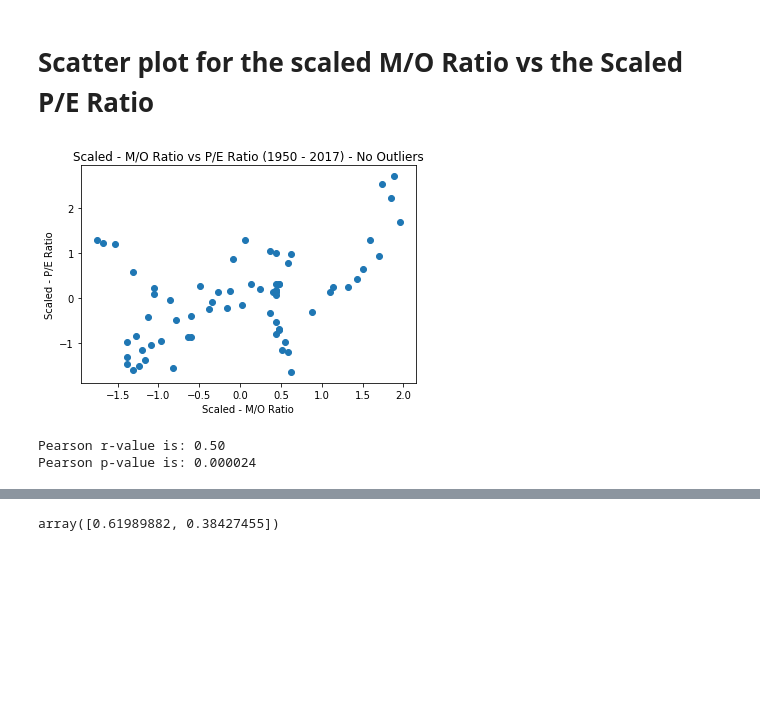
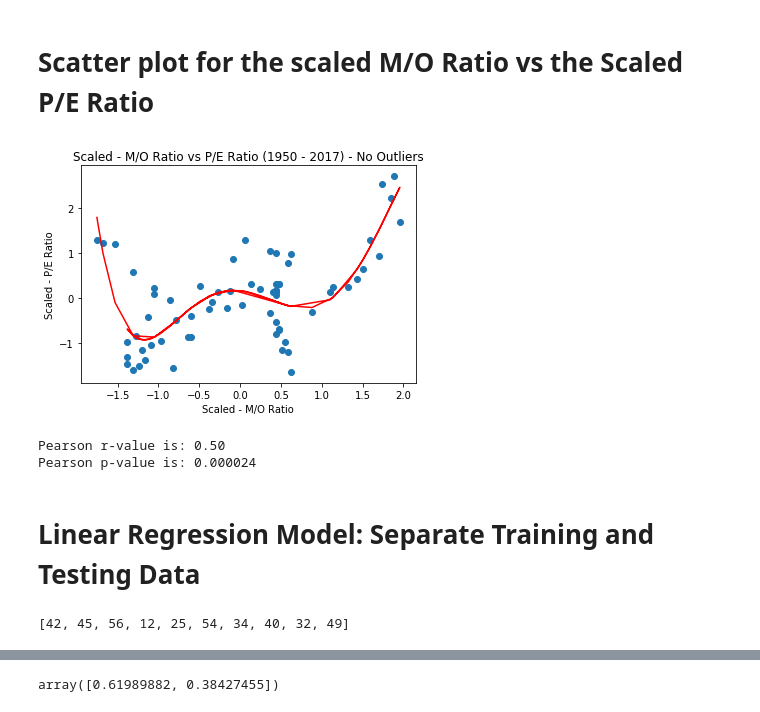
Before and after one commit to hgfowler08/project1, a Jupyter notebook: Aging and Stock Market Prices-Copy1.ipynb, the cells around one changed output, grey strips where cells are left out. Drawn from its saved outputs; the diff is of its cells as text; code cells hidden in the pictures; blank space fills up the shorter version.

```diff
--- a/Aging and Stock Market Prices-Copy1.ipynb
+++ b/Aging and Stock Market Prices-Copy1.ipynb
@@ -16,11 +18,14 @@ import warnings
 warnings.filterwarnings('ignore')
 # %%
 pop_path = "Resources/pop.csv"
-pe_mo_path = "Resources/PE_MO.csv"
+pe_mo_path = "Resources/PE_MO_Data.csv"
+prediction_path = "Resources/Prediction.csv"
 
 population = pd.read_csv(pop_path, encoding = "utf-8", header=0)
 
 pe_mo = pd.read_csv(pe_mo_path, encoding = "utf-8")
+
+prediction = pd.read_csv(prediction_path, encoding = "utf-8")
 # %%
 population.head(12)
 # %% [output]
@@ -510,14 +514,20 @@ plt.show()
 # %%
 # Scatter Plot for Scaled M/O vs Scaled  P/E Ratio
 
 plt.scatter(mo_no_outliers_scale, pe_no_outliers_scale)
+
+fit = np.polyfit(mo_no_outliers_scale, pe_no_outliers_scale, deg=5)
+p = np.poly1d(fit)
+plt.plot(mo_no_outliers_scale, p(mo_no_outliers_scale), c='r')
+
+
 plt.xlabel('Scaled - M/O Ratio')
 plt.ylabel('Scaled - P/E Ratio')
 plt.title('Scaled - M/O Ratio vs P/E Ratio (1950 - 2017) - No Outliers')
 plt.savefig('scaled_mo_pe_r.png')
 plt.show()
 # %% [output]
-[figure, old version]
+[figure, new version]
 # %%
 # Perform the Pearson Correlation using the scipy.stats module because this provides both r and p values
     # As expected, the resulting r and p values are the same as those from the analysis pre-scaling...
@@ -529,3 +539,17 @@ print(f'Pearson p-value is: {output[1]:.6f}')
 # %% [output]
 Pearson r-value is: 0.50
 Pearson p-value is: 0.000024
+# %% [markdown]
+# Linear Regression Model:  Separate Training and Testing Data
+# %%
+# Extract 10 randomly chosen elements (PE and MO data) from the data set and use as test data
+
+# Randomly select 10 elements from the PE and MO data sets to place into test sets;
+SEED = 223 # need a random sample that is a decent predictive model for a linear regression...really need polynomial regr.
+random.seed(SEED)
+
+nr_test_elements = 10
+elements = random.sample(range(0, len(mo_no_outliers_scale)), nr_test_elements)
+elements
+# %% [output]
+[42, 45, 56, 12, 25, 54, 34, 40, 32, 49]
```
Also changed, not shown: parts of 50 cells of this notebook, 2 other files.
